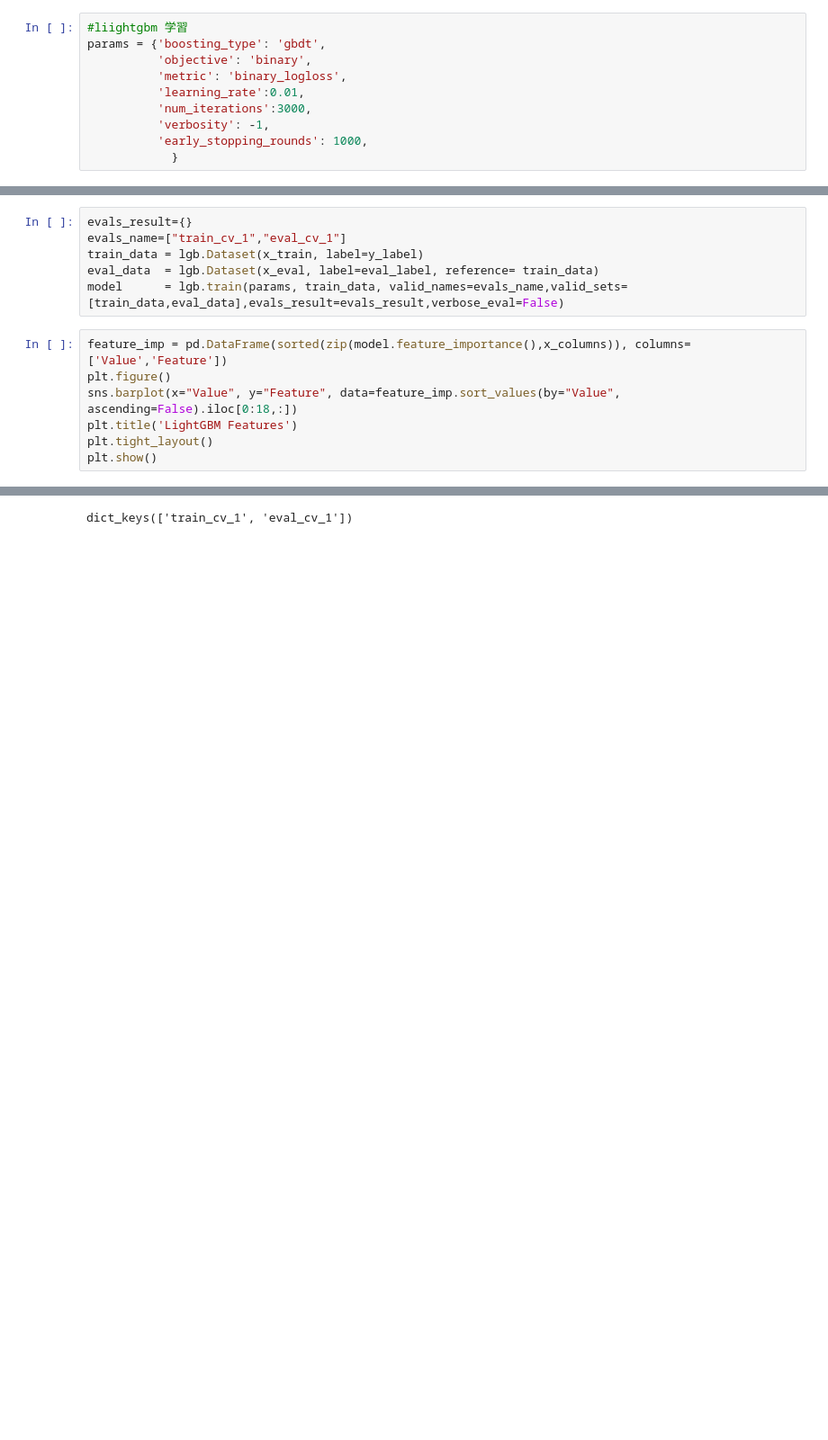
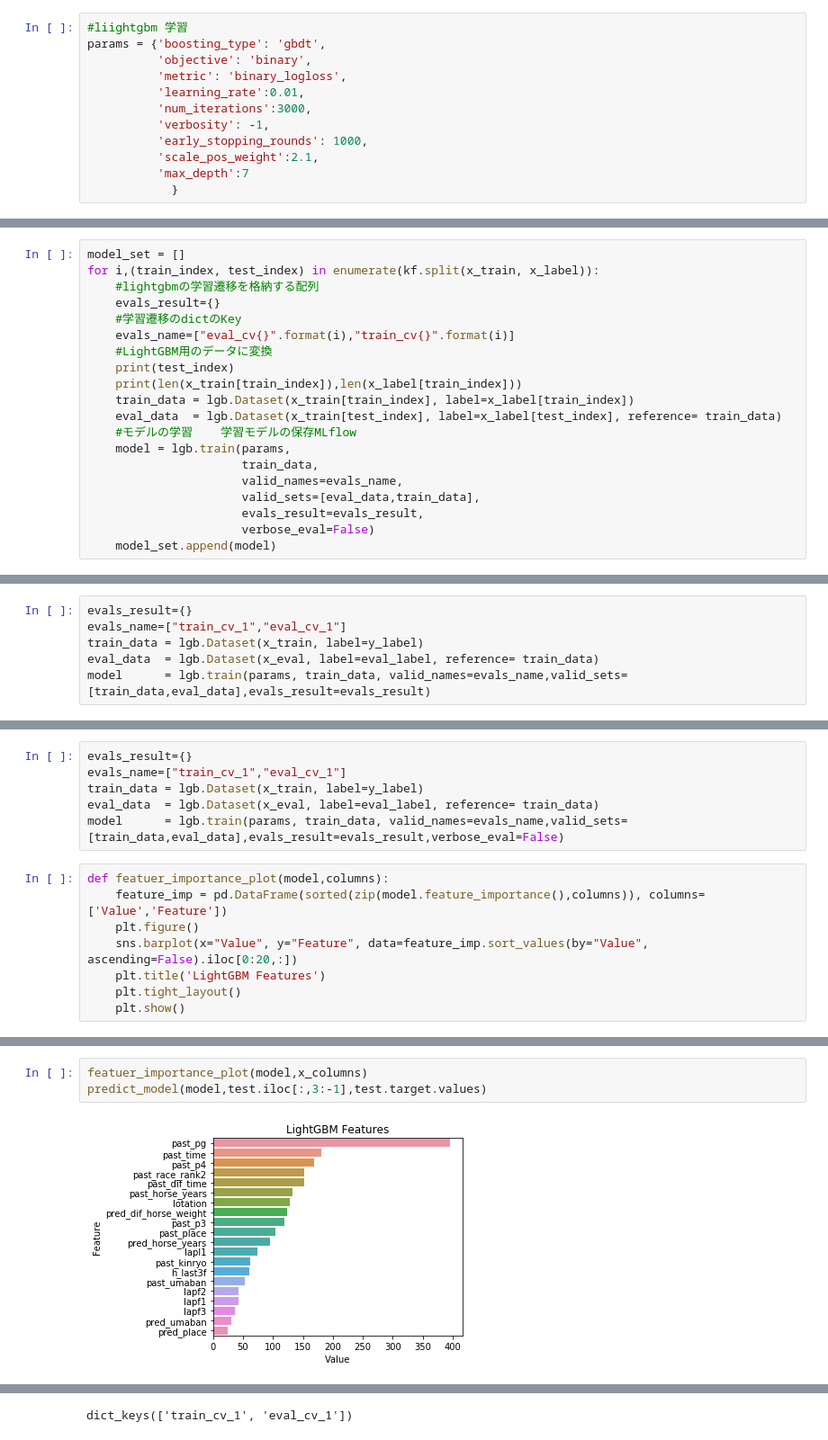
Before and after one commit to domo1124/predict_race, a Jupyter notebook: model/model_v2/EDA/model_v2_eda.ipynb, the cells around one changed output, grey strips where cells are left out. Shown at 90% size. Saved outputs shown, nothing was run; the diff lists cells and outputs as text; blank space fills up the shorter version.

```diff
--- a/model/model_v2/EDA/model_v2_eda.ipynb
+++ b/model/model_v2/EDA/model_v2_eda.ipynb
@@ -380,4 +473,6 @@ params = {'boosting_type': 'gbdt',
           'num_iterations':3000,
           'verbosity': -1,
           'early_stopping_rounds': 1000,
+          'scale_pos_weight':2.1,
+          'max_depth':7
             }
@@ -399,0 +495,20 @@ df[["dif_distance","pred_distance","past_distance"]]
+# %%
+model_set = []
+for i,(train_index, test_index) in enumerate(kf.split(x_train, x_label)):
+    #lightgbmの学習遷移を格納する配列
+    evals_result={}
+    #学習遷移のdictのKey
+    evals_name=["eval_cv{}".format(i),"train_cv{}".format(i)]
+    #LightGBM用のデータに変換
+    print(test_index)
+    print(len(x_train[train_index]),len(x_label[train_index]))
+    train_data = lgb.Dataset(x_train[train_index], label=x_label[train_index])
+    eval_data  = lgb.Dataset(x_train[test_index], label=x_label[test_index], reference= train_data)
+    #モデルの学習    学習モデルの保存MLflow
+    model = lgb.train(params,
+                      train_data,
+                      valid_names=evals_name,
+                      valid_sets=[eval_data,train_data],
+                      evals_result=evals_result,
+                      verbose_eval=False)
+    model_set.append(model)
@@ -399,0 +517,6 @@ df[["dif_distance","pred_distance","past_distance"]]
+# %%
+evals_result={}
+evals_name=["train_cv_1","eval_cv_1"]
+train_data = lgb.Dataset(x_train, label=y_label)
+eval_data  = lgb.Dataset(x_eval, label=eval_label, reference= train_data)
+model      = lgb.train(params, train_data, valid_names=evals_name,valid_sets=[train_data,eval_data],evals_result=evals_result)
@@ -466,9 +607,10 @@ train_data = lgb.Dataset(x_train, label=y_label)
 eval_data  = lgb.Dataset(x_eval, label=eval_label, reference= train_data)
 model      = lgb.train(params, train_data, valid_names=evals_name,valid_sets=[train_data,eval_data],evals_result=evals_result,verbose_eval=False)
 # %%
-feature_imp = pd.DataFrame(sorted(zip(model.feature_importance(),x_columns)), columns=['Value','Feature'])
-plt.figure()
-sns.barplot(x="Value", y="Feature", data=feature_imp.sort_values(by="Value", ascending=False).iloc[0:18,:])
-plt.title('LightGBM Features')
-plt.tight_layout()
-plt.show()
+def featuer_importance_plot(model,columns):
+    feature_imp = pd.DataFrame(sorted(zip(model.feature_importance(),columns)), columns=['Value','Feature'])
+    plt.figure()
+    sns.barplot(x="Value", y="Feature", data=feature_imp.sort_values(by="Value", ascending=False).iloc[0:20,:])
+    plt.title('LightGBM Features')
+    plt.tight_layout()
+    plt.show()
@@ -476,0 +617,5 @@ plt.show()
+# %%
+featuer_importance_plot(model,x_columns)
+predict_model(model,test.iloc[:,3:-1],test.target.values)
+# %% [output]
+[figure, added]
```
Also changed, not shown: parts of 39 cells of this notebook, 2 other files.
